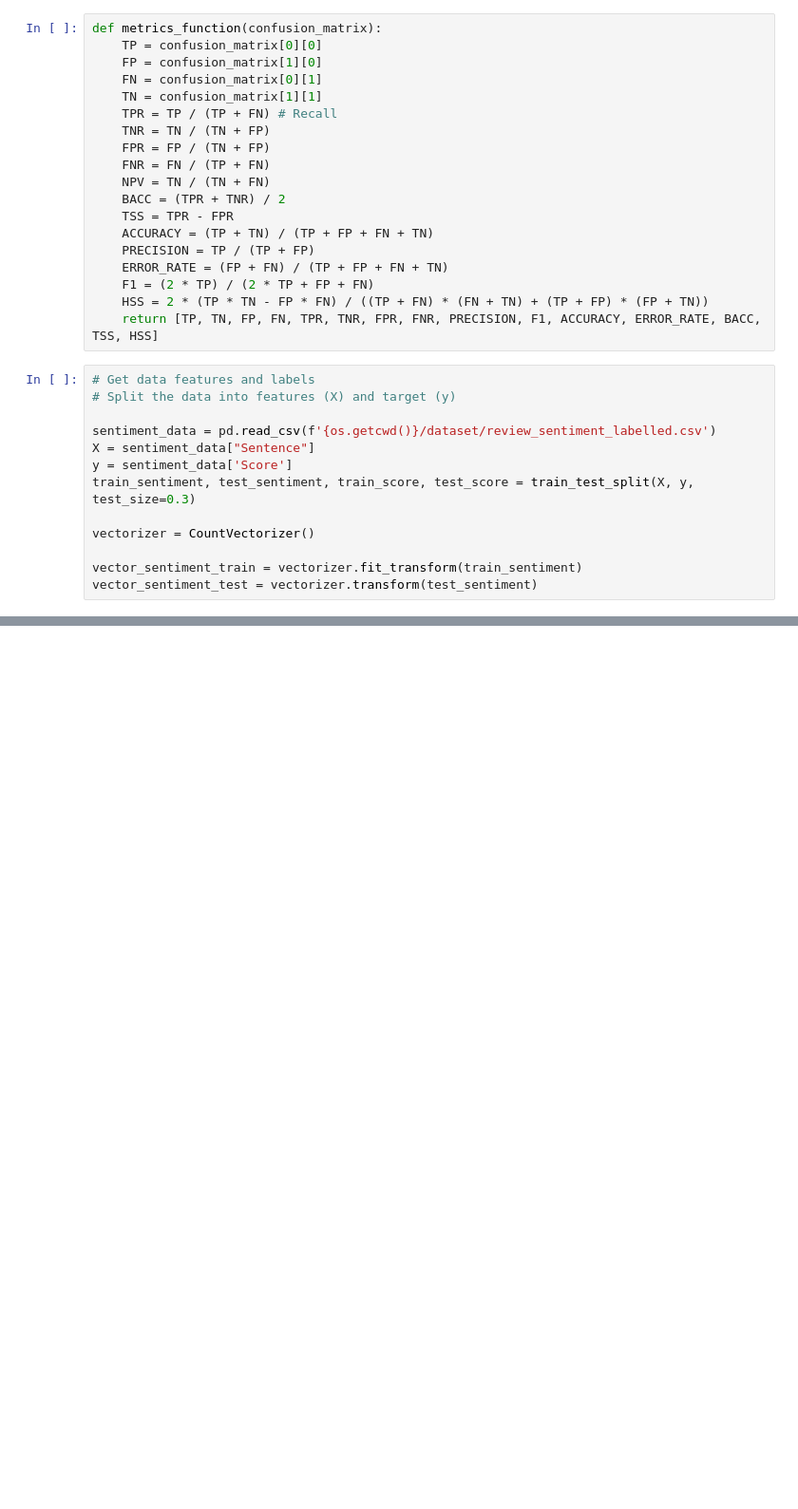
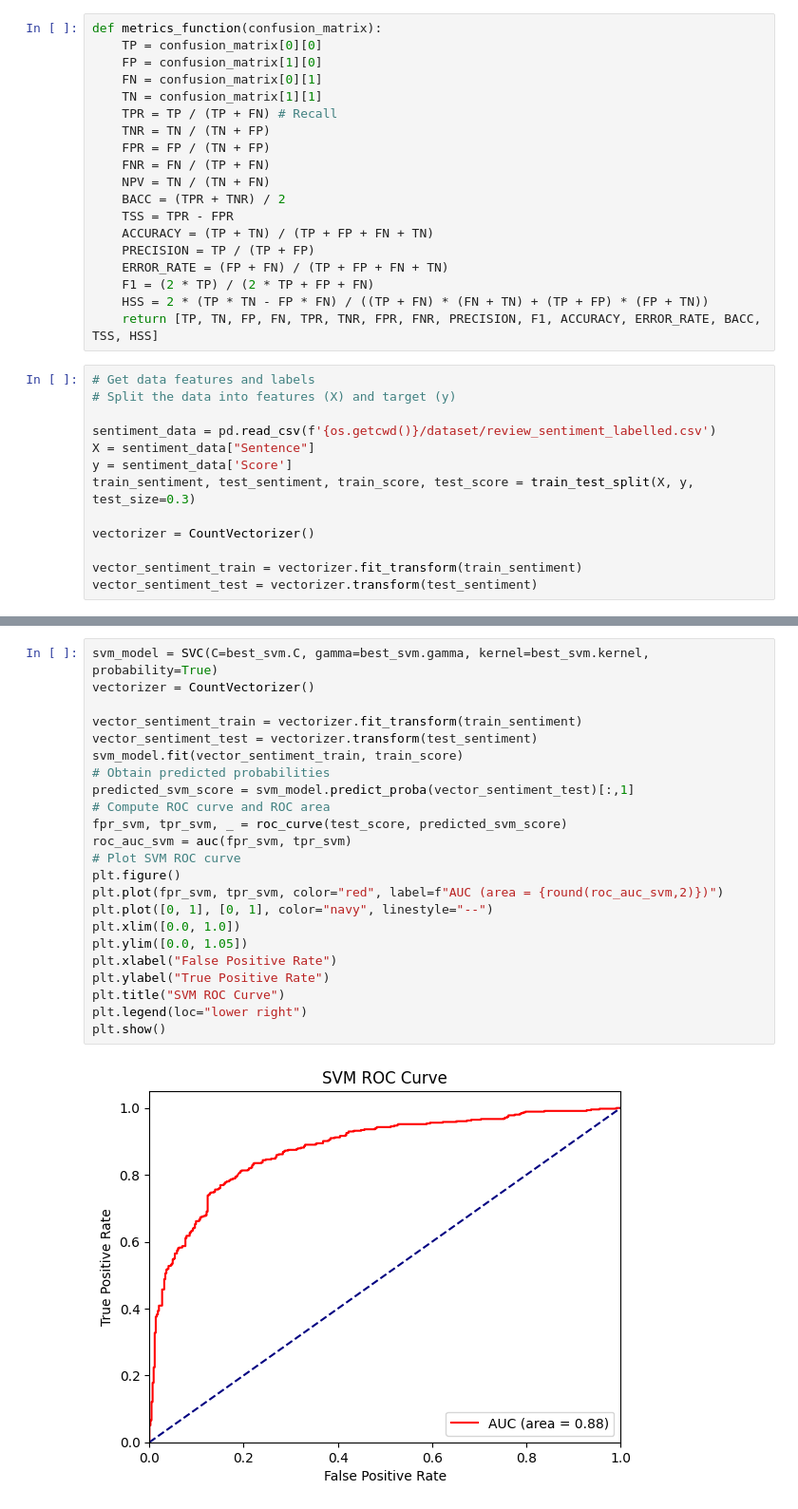
Before and after one commit to VkfNJIT/DataMiningFinal, a Jupyter notebook: DataFinalAlgorithm.ipynb, the cells around one changed output, grey strips where cells are left out. Shown at 95% size. Drawn from its saved outputs; the diff is of its cells as text; blank space fills up the shorter version.

```diff
--- a/DataFinalAlgorithm.ipynb
+++ b/DataFinalAlgorithm.ipynb
@@ -223,0 +296,25 @@ iterations = ['Iteration 1', 'Iteration 2', 'Iteration 3', 'Iteration 4', 'Itera
+# %%
+svm_model = SVC(C=best_svm.C, gamma=best_svm.gamma, kernel=best_svm.kernel, probability=True)
+vectorizer = CountVectorizer()
+
+vector_sentiment_train = vectorizer.fit_transform(train_sentiment)
+vector_sentiment_test = vectorizer.transform(test_sentiment)
+svm_model.fit(vector_sentiment_train, train_score)
+# Obtain predicted probabilities
+predicted_svm_score = svm_model.predict_proba(vector_sentiment_test)[:,1]
+# Compute ROC curve and ROC area
+fpr_svm, tpr_svm, _ = roc_curve(test_score, predicted_svm_score)
+roc_auc_svm = auc(fpr_svm, tpr_svm)
+# Plot SVM ROC curve
+plt.figure()
+plt.plot(fpr_svm, tpr_svm, color="red", label=f"AUC (area = {round(roc_auc_svm,2)})")
+plt.plot([0, 1], [0, 1], color="navy", linestyle="--")
+plt.xlim([0.0, 1.0])
+plt.ylim([0.0, 1.05])
+plt.xlabel("False Positive Rate")
+plt.ylabel("True Positive Rate")
+plt.title("SVM ROC Curve")
+plt.legend(loc="lower right")
+plt.show()
+# %% [output]
+[figure, added]
```
Also changed, not shown: parts of 10 cells of this notebook.
